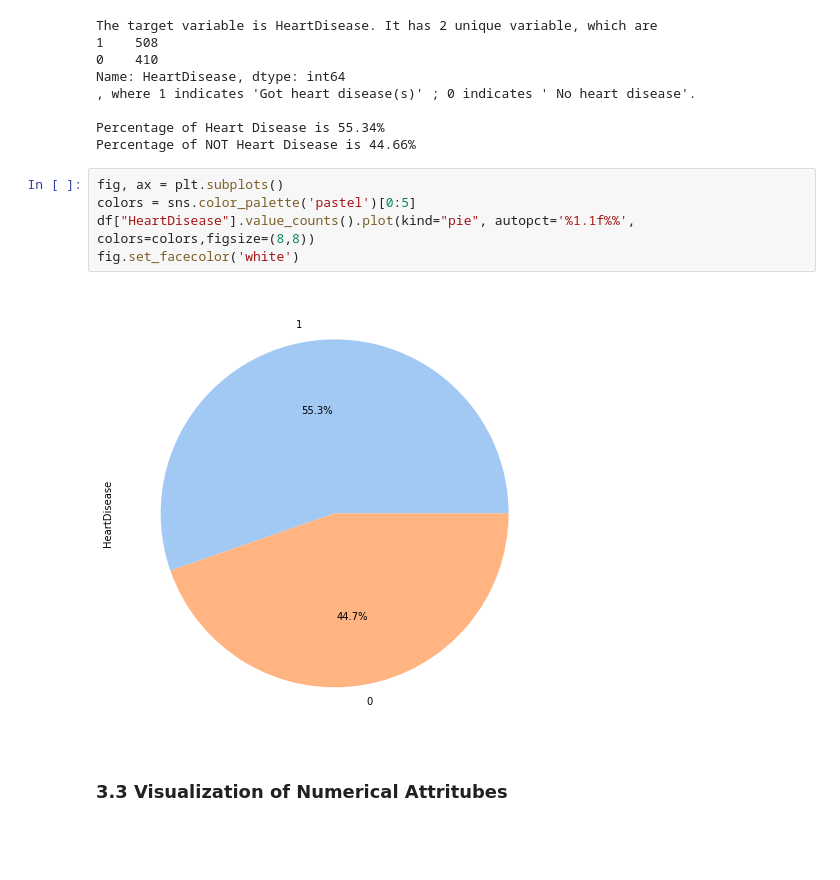
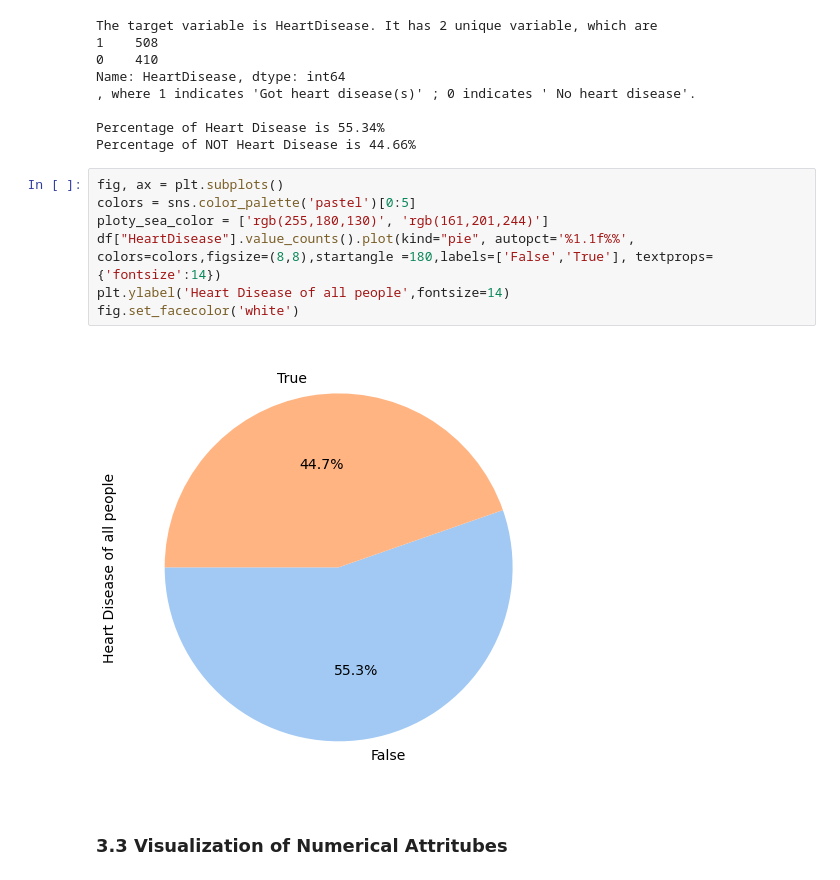
Before and after one commit to rskpdev/ECE-143-Project, a Jupyter notebook: notebooks/ece143project_1.ipynb, the cells around one changed output. Drawn from its saved outputs; the diff is of its cells as text; blank space fills up the shorter version.

```diff
--- a/notebooks/ece143project_1.ipynb
+++ b/notebooks/ece143project_1.ipynb
@@ -94,10 +94,12 @@ Percentage of NOT Heart Disease is 44.66%
 # %%
 fig, ax = plt.subplots()
 colors = sns.color_palette('pastel')[0:5]
-df["HeartDisease"].value_counts().plot(kind="pie", autopct='%1.1f%%', colors=colors,figsize=(8,8))
+ploty_sea_color = ['rgb(255,180,130)', 'rgb(161,201,244)']
+df["HeartDisease"].value_counts().plot(kind="pie", autopct='%1.1f%%', colors=colors,figsize=(8,8),startangle =180,labels=['False','True'], textprops={'fontsize':14})
+plt.ylabel('Heart Disease of all people',fontsize=14)
 fig.set_facecolor('white')
 # %% [output]
-[figure, old version]
+[figure, new version]
 # %% [markdown]
 ### 3.3 Visualization of Numerical Attritubes
 # %%
```
Also changed, not shown: parts of 14 cells of this notebook.
